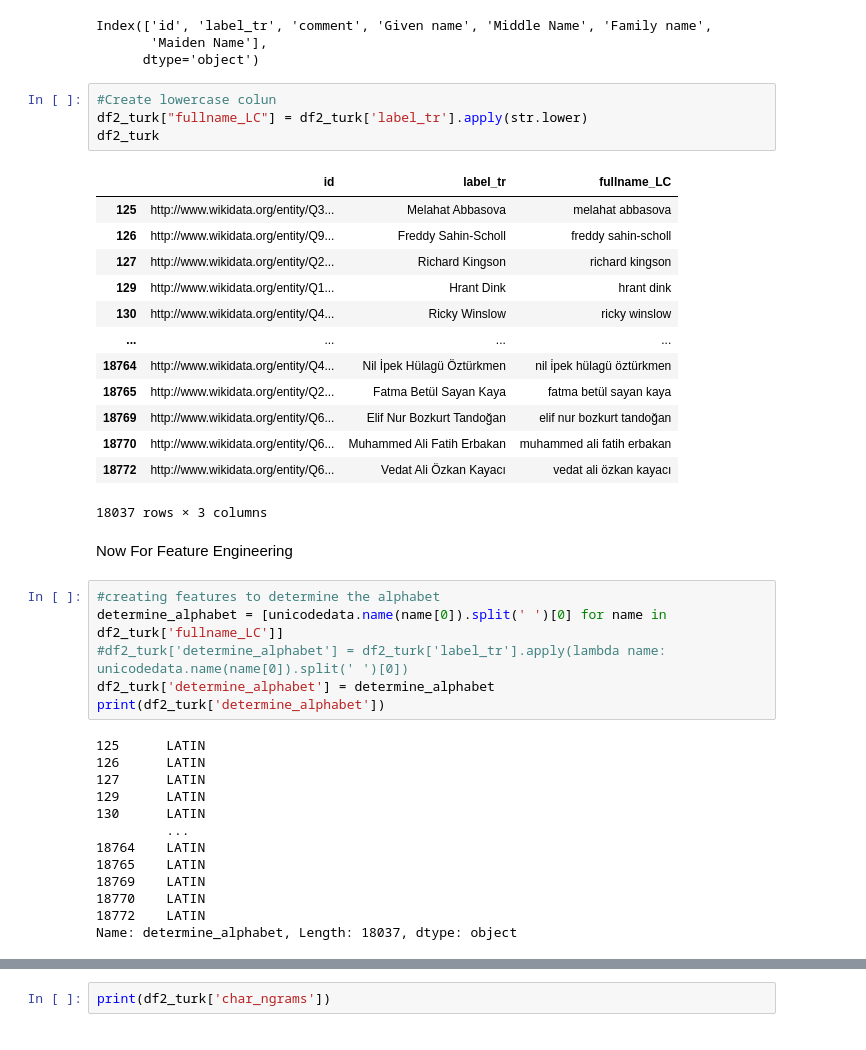
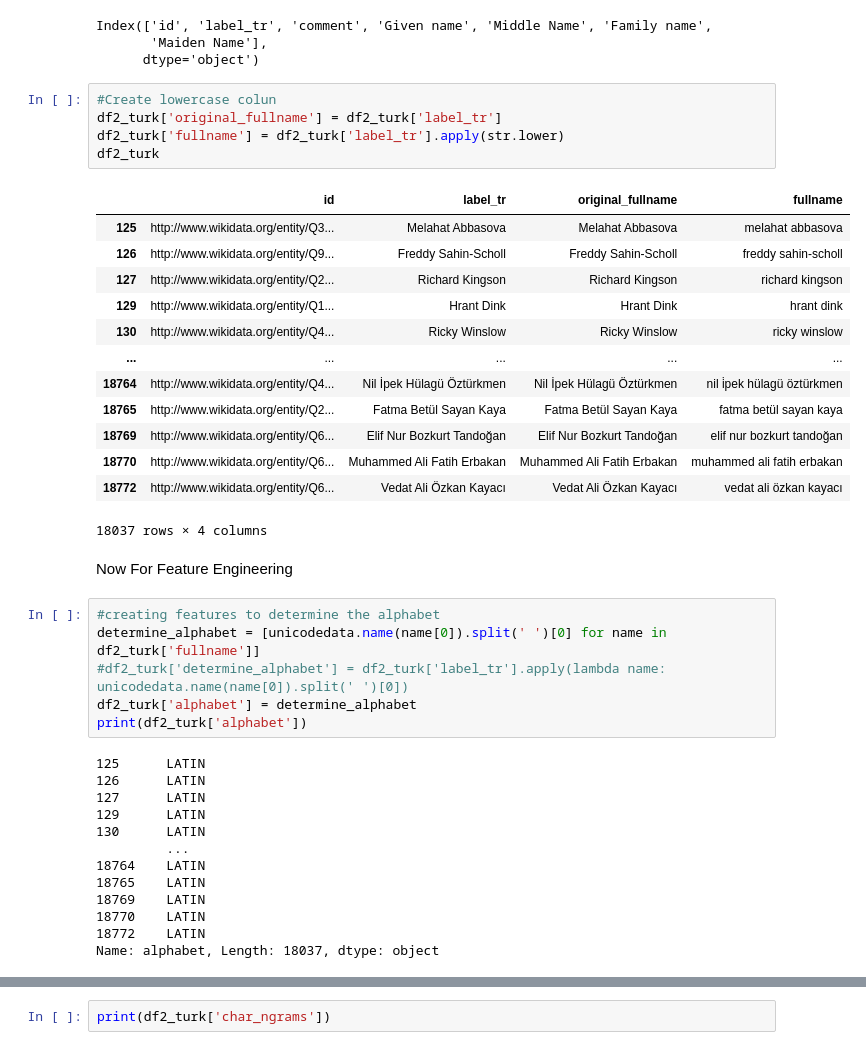
Before and after one commit to Exiger-project/Name_Of_Origin_Project-, a Jupyter notebook: CL_2Turkish_name.ipynb, the cells around one changed output, grey strips where cells are left out. Cells and saved outputs as stored; diff of their text form.

```diff
--- a/CL_2Turkish_name.ipynb
+++ b/CL_2Turkish_name.ipynb
@@ -287,30 +261,31 @@ Index(['id', 'label_tr', 'comment', 'Given name', 'Middle Name', 'Family name',
       dtype='object')
 # %%
 #Create lowercase colun
-df2_turk["fullname_LC"] = df2_turk['label_tr'].apply(str.lower)
+df2_turk['original_fullname'] = df2_turk['label_tr']
+df2_turk['fullname'] = df2_turk['label_tr'].apply(str.lower)
 df2_turk
 # %% [output]
-|  | id | label_tr | fullname_LC |
-| 125 | http://www.wikidata.org/entity/Q3... | Melahat Abbasova | melahat abbasova |
-| 126 | http://www.wikidata.org/entity/Q9... | Freddy Sahin-Scholl | freddy sahin-scholl |
-| 127 | http://www.wikidata.org/entity/Q2... | Richard Kingson | richard kingson |
-| 129 | http://www.wikidata.org/entity/Q1... | Hrant Dink | hrant dink |
-| 130 | http://www.wikidata.org/entity/Q4... | Ricky Winslow | ricky winslow |
-| ... | ... | ... | ... |
-| 18764 | http://www.wikidata.org/entity/Q4... | Nil İpek Hülagü Öztürkmen | nil i̇pek hülagü öztürkmen |
-| 18765 | http://www.wikidata.org/entity/Q2... | Fatma Betül Sayan Kaya | fatma betül sayan kaya |
-| 18769 | http://www.wikidata.org/entity/Q6... | Elif Nur Bozkurt Tandoğan | elif nur bozkurt tandoğan |
-| 18770 | http://www.wikidata.org/entity/Q6... | Muhammed Ali Fatih Erbakan | muhammed ali fatih erbakan |
-| 18772 | http://www.wikidata.org/entity/Q6... | Vedat Ali Özkan Kayacı | vedat ali özkan kayacı |
+|  | id | label_tr | original_fullname | fullname |
+| 125 | http://www.wikidata.org/entity/Q3... | Melahat Abbasova | Melahat Abbasova | melahat abbasova |
+| 126 | http://www.wikidata.org/entity/Q9... | Freddy Sahin-Scholl | Freddy Sahin-Scholl | freddy sahin-scholl |
+| 127 | http://www.wikidata.org/entity/Q2... | Richard Kingson | Richard Kingson | richard kingson |
+| 129 | http://www.wikidata.org/entity/Q1... | Hrant Dink | Hrant Dink | hrant dink |
+| 130 | http://www.wikidata.org/entity/Q4... | Ricky Winslow | Ricky Winslow | ricky winslow |
+| ... | ... | ... | ... | ... |
+| 18764 | http://www.wikidata.org/entity/Q4... | Nil İpek Hülagü Öztürkmen | Nil İpek Hülagü Öztürkmen | nil i̇pek hülagü öztürkmen |
+| 18765 | http://www.wikidata.org/entity/Q2... | Fatma Betül Sayan Kaya | Fatma Betül Sayan Kaya | fatma betül sayan kaya |
+| 18769 | http://www.wikidata.org/entity/Q6... | Elif Nur Bozkurt Tandoğan | Elif Nur Bozkurt Tandoğan | elif nur bozkurt tandoğan |
+| 18770 | http://www.wikidata.org/entity/Q6... | Muhammed Ali Fatih Erbakan | Muhammed Ali Fatih Erbakan | muhammed ali fatih erbakan |
+| 18772 | http://www.wikidata.org/entity/Q6... | Vedat Ali Özkan Kayacı | Vedat Ali Özkan Kayacı | vedat ali özkan kayacı |
-18037 rows × 3 columns
+18037 rows × 4 columns
 # %% [markdown]
 Now For Feature Engineering
 # %%
 #creating features to determine the alphabet
-determine_alphabet = [unicodedata.name(name[0]).split(' ')[0] for name in df2_turk['fullname_LC']]
+determine_alphabet = [unicodedata.name(name[0]).split(' ')[0] for name in df2_turk['fullname']]
 #df2_turk['determine_alphabet'] = df2_turk['label_tr'].apply(lambda name: unicodedata.name(name[0]).split(' ')[0])
-df2_turk['determine_alphabet'] = determine_alphabet
-print(df2_turk['determine_alphabet'])
+df2_turk['alphabet'] = determine_alphabet
+print(df2_turk['alphabet'])
 # %% [output]
 125      LATIN
 126      LATIN
@@ -323,7 +298,7 @@ print(df2_turk['determine_alphabet'])
 18769    LATIN
 18770    LATIN
 18772    LATIN
-Name: determine_alphabet, Length: 18037, dtype: object
+Name: alphabet, Length: 18037, dtype: object
 # %%
 #char grams
 def get_ngrams(text, n):
```
Also changed, not shown: parts of 16 cells of this notebook, 1 other file.
